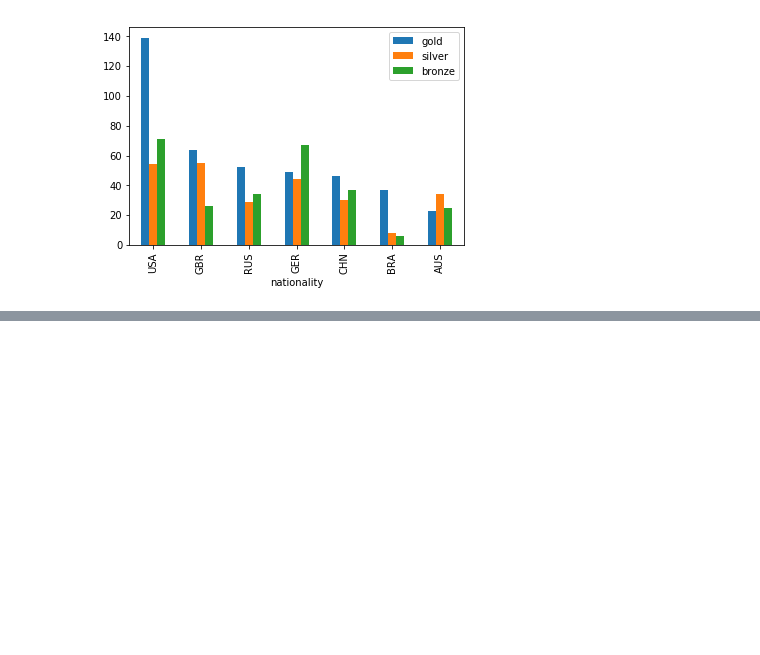
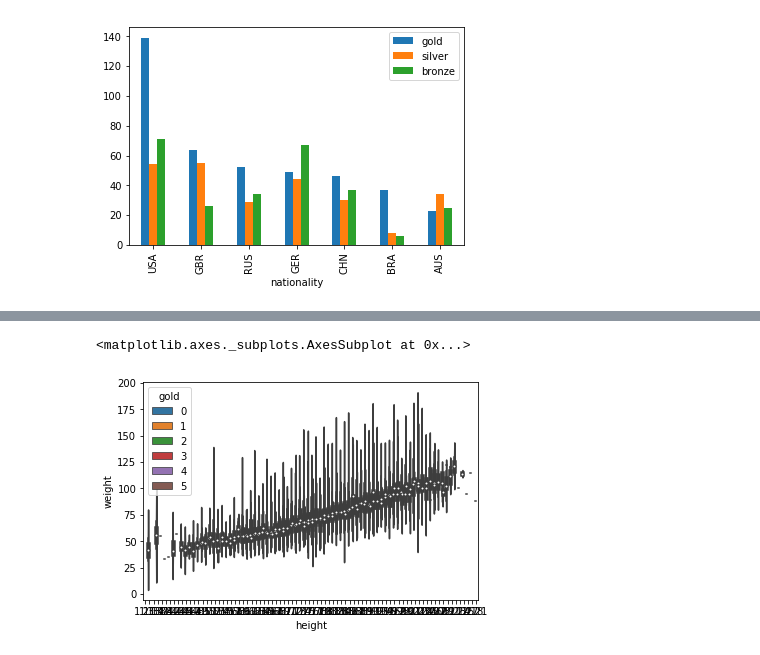
Before and after one commit to Franklin1985/Jogos-Olimpicos, a Jupyter notebook: Jogos Olímpicos .ipynb, the cells around one changed output, grey strips where cells are left out. Saved outputs shown, nothing was run; the diff lists cells and outputs as text; code cells hidden in the pictures; blank space fills up the shorter version.

```diff
--- a/Jogos Olímpicos .ipynb
+++ b/Jogos Olímpicos .ipynb
@@ -173,0 +119,5 @@ df.groupby('sex', sort=True).sum()[['gold','silver','bronze']].sort_values(['gol
+# %%
+sns.violinplot(x='height', y='weight', data= df, hue='gold')
+# %% [output]
+<matplotlib.axes._subplots.AxesSubplot at 0x...>
+[figure, added]
```
Also changed, not shown: parts of 14 cells of this notebook.
